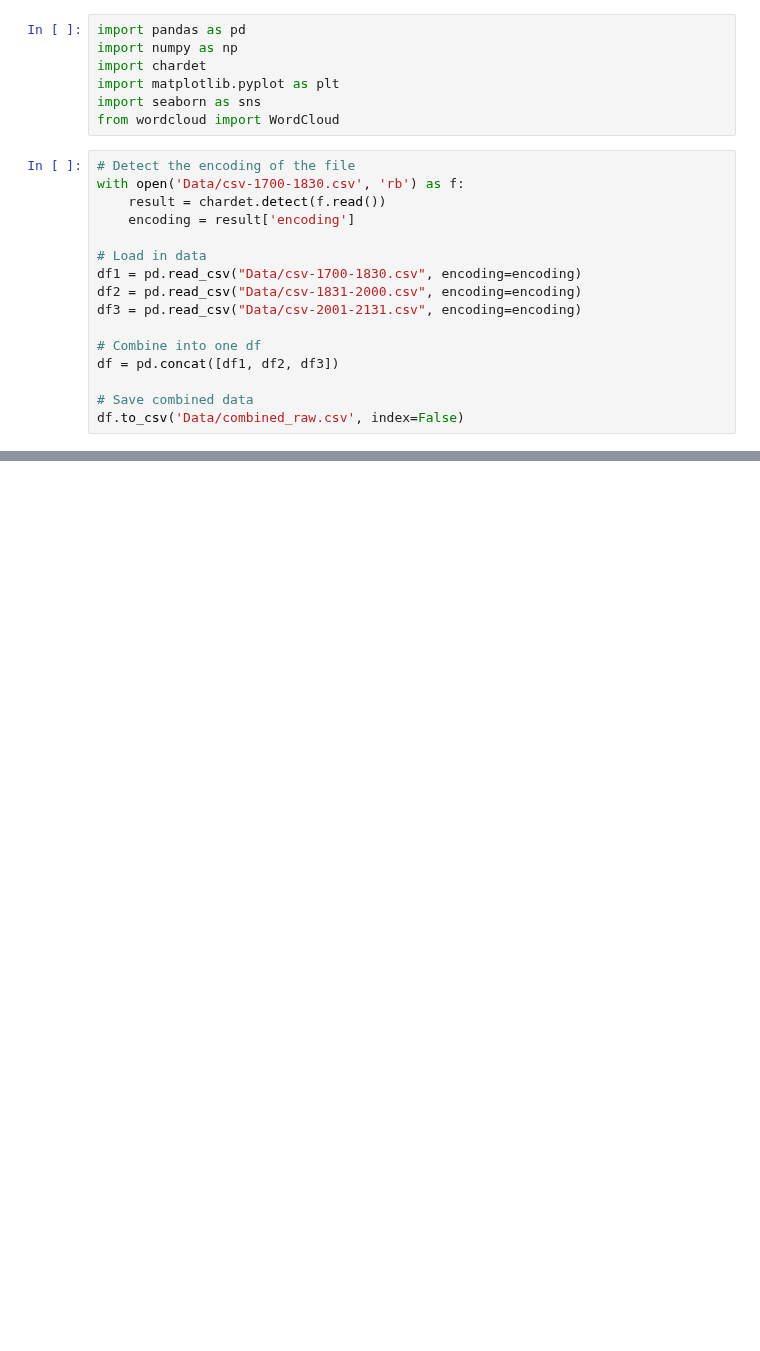
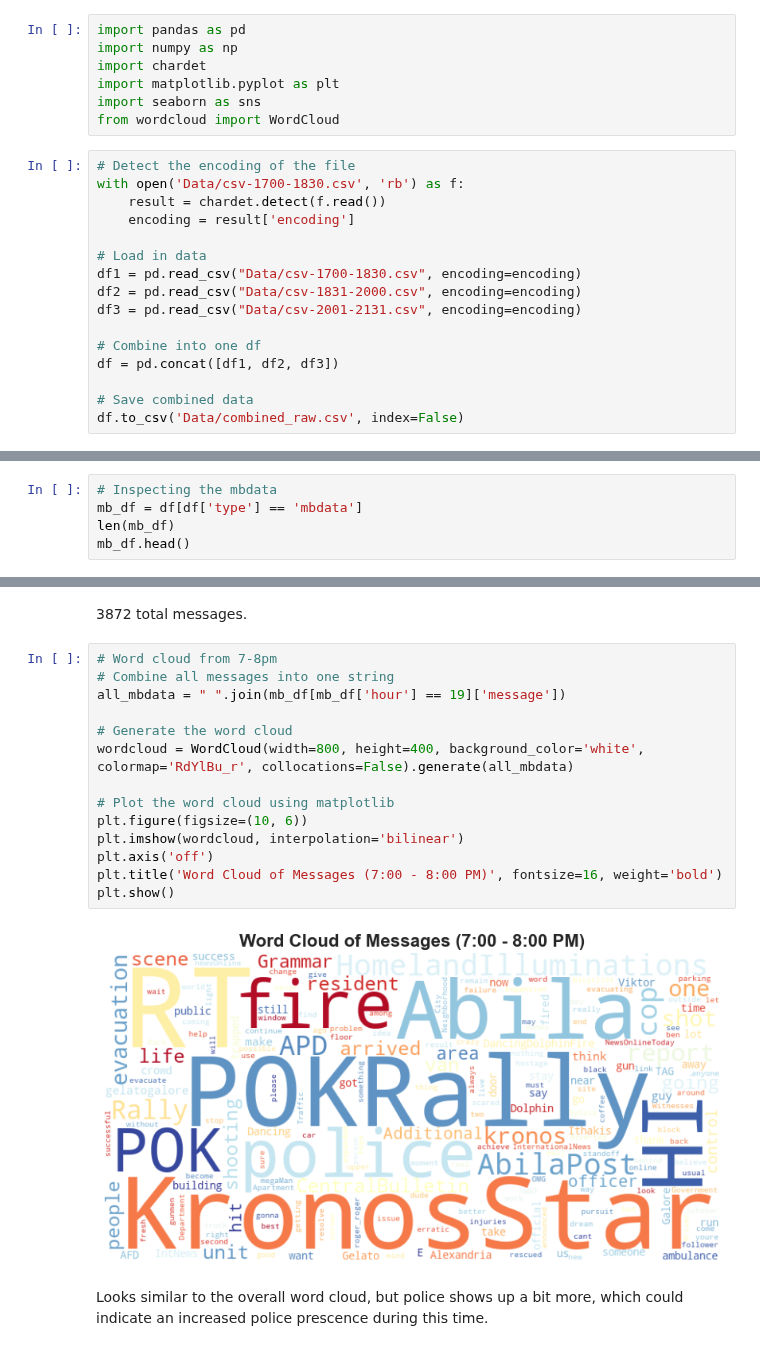
Before and after one commit to sydneybulatao/CS178-Final, a Jupyter notebook: Q1/Q1.ipynb, the cells around one changed output, grey strips where cells are left out. Cells and saved outputs as stored; diff of their text form; blank space fills up the shorter version.

```diff
--- a/Q1/Q1.ipynb
+++ b/Q1/Q1.ipynb
@@ -94,0 +113,5 @@ plt.show()
+# %%
+# Inspecting the mbdata
+mb_df = df[df['type'] == 'mbdata']
+len(mb_df)
+mb_df.head()
@@ -94,0 +125,20 @@ plt.show()
+# %% [markdown]
+3872 total messages.
+# %%
+# Word cloud from 7-8pm
+# Combine all messages into one string
+all_mbdata = " ".join(mb_df[mb_df['hour'] == 19]['message'])
+
+# Generate the word cloud
+wordcloud = WordCloud(width=800, height=400, background_color='white', colormap='RdYlBu_r', collocations=False).generate(all_mbdata)
+
+# Plot the word cloud using matplotlib
+plt.figure(figsize=(10, 6))
+plt.imshow(wordcloud, interpolation='bilinear')
+plt.axis('off')
+plt.title('Word Cloud of Messages (7:00 - 8:00 PM)', fontsize=16, weight='bold')
+plt.show()
+# %% [output]
+[figure, added]
+# %% [markdown]
+Looks similar to the overall word cloud, but police shows up a bit more, which could indicate an increased police prescence during this time.
```
Also changed, not shown: parts of 8 cells of this notebook, 1 other file.
